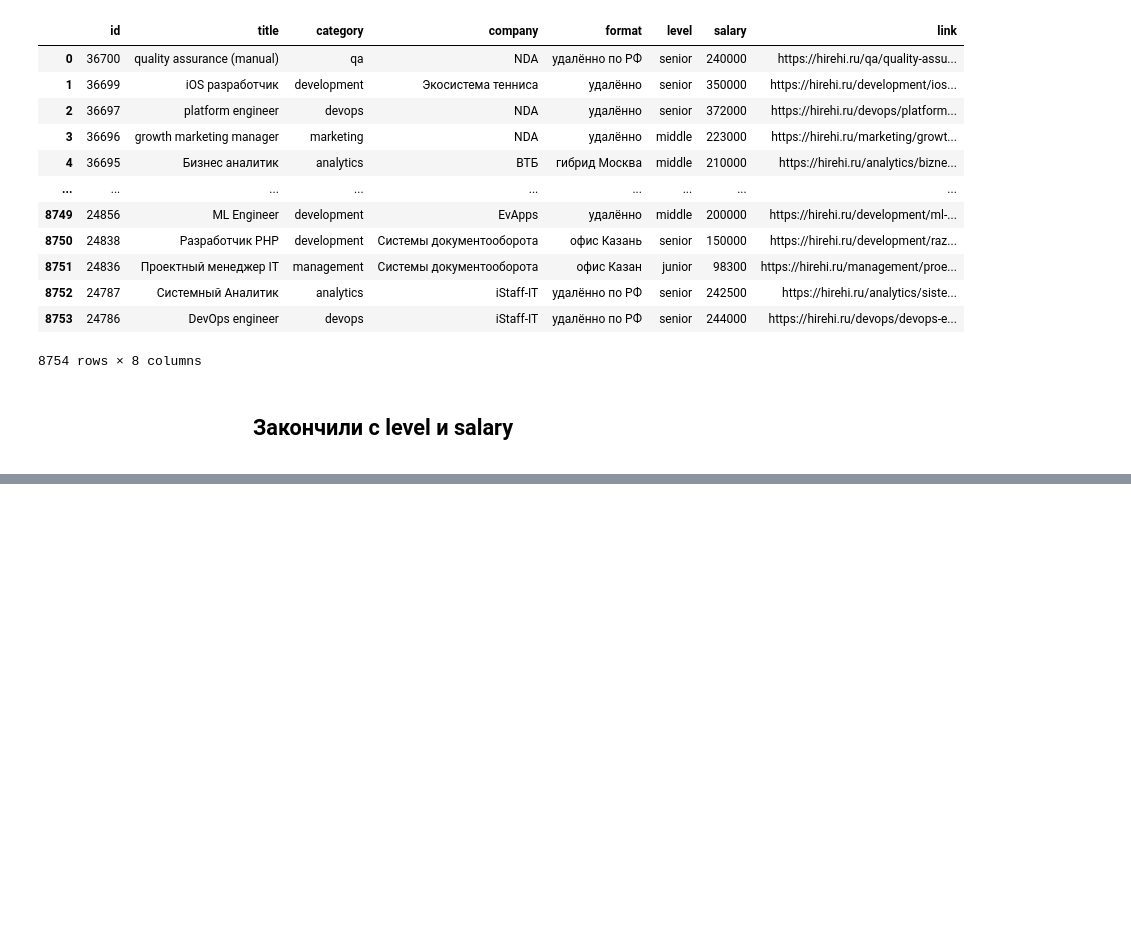
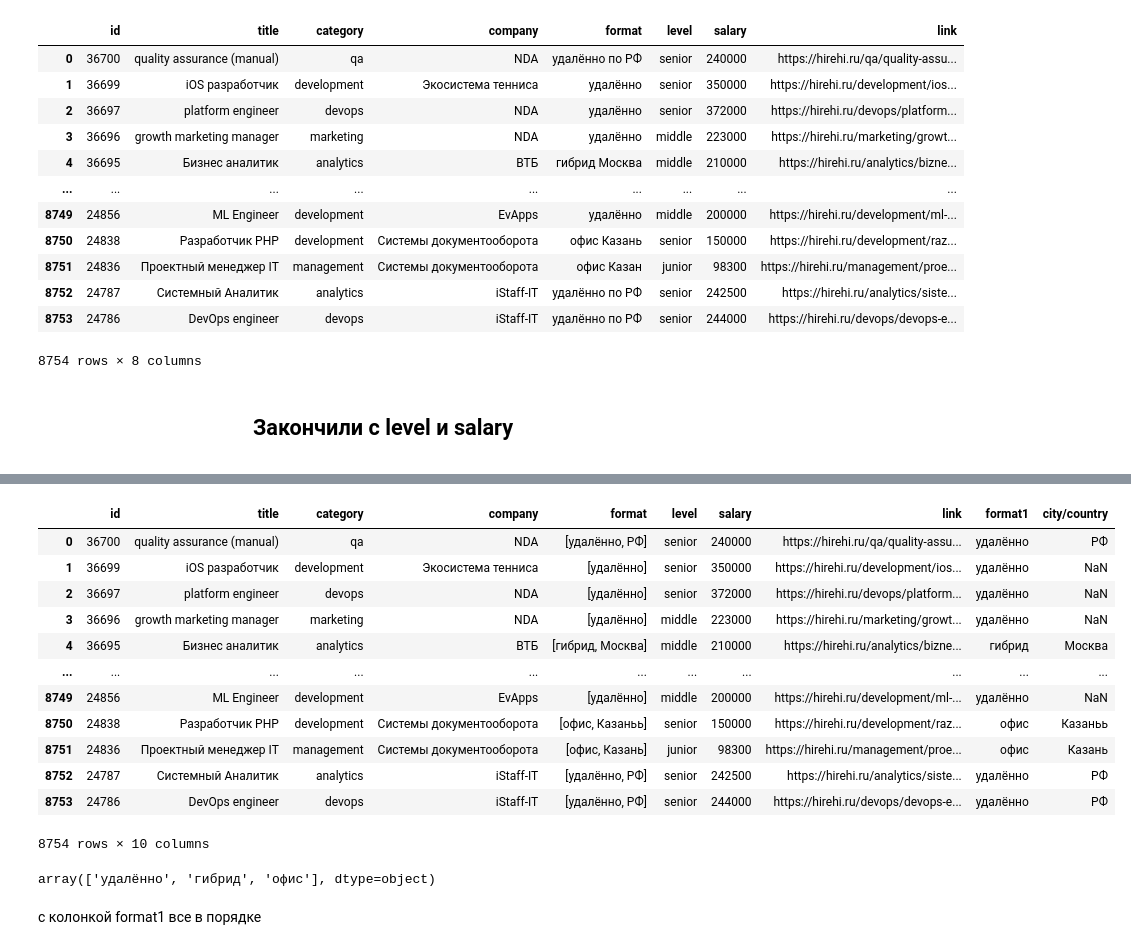
Before and after one commit to kmvitik/smadimo_group_project_2_scraping_api, a Jupyter notebook: analysys.ipynb, the cells around one changed output, grey strips where cells are left out. Saved outputs shown, nothing was run; the diff lists cells and outputs as text; code cells hidden in the pictures; blank space fills up the shorter version.

Commit message:
обработал format

```diff
--- a/analysys.ipynb
+++ b/analysys.ipynb
@@ -416,0 +446,3 @@ df
+# %%
+df["format"] = df["format"].str.replace("удалённо по РФ", "удалённо РФ")
+df["format"] = df["format"].str.replace("Казан", "Казань")
@@ -416,0 +469,3 @@ df
+# %%
+df["format"] = df["format"].str.split()
+df
@@ -416,0 +486,24 @@ df
+# %%
+df["format1"] = df["format"].str[0]
+df["city/country"] = df["format"].str[1]
+df
+# %% [output]
+|  | id | title | category | company | format | level | salary | link | format1 | city/country |
+| 0 | 36700 | quality assurance (manual) | qa | NDA | [удалённо, РФ] | senior | 240000 | https://hirehi.ru/qa/quality-assu... | удалённо | РФ |
+| 1 | 36699 | iOS разработчик | development | Экосистема тенниса | [удалённо] | senior | 350000 | https://hirehi.ru/development/ios... | удалённо | NaN |
+| 2 | 36697 | platform engineer | devops | NDA | [удалённо] | senior | 372000 | https://hirehi.ru/devops/platform... | удалённо | NaN |
+| 3 | 36696 | growth marketing manager | marketing | NDA | [удалённо] | middle | 223000 | https://hirehi.ru/marketing/growt... | удалённо | NaN |
+| 4 | 36695 | Бизнес аналитик | analytics | ВТБ | [гибрид, Москва] | middle | 210000 | https://hirehi.ru/analytics/bizne... | гибрид | Москва |
+| ... | ... | ... | ... | ... | ... | ... | ... | ... | ... | ... |
+| 8749 | 24856 | ML Engineer | development | EvApps | [удалённо] | middle | 200000 | https://hirehi.ru/development/ml-... | удалённо | NaN |
+| 8750 | 24838 | Разработчик PHP | development | Системы документооборота | [офис, Казаньь] | senior | 150000 | https://hirehi.ru/development/raz... | офис | Казаньь |
+| 8751 | 24836 | Проектный менеджер IT | management | Системы документооборота | [офис, Казань] | junior | 98300 | https://hirehi.ru/management/proe... | офис | Казань |
+| 8752 | 24787 | Системный Аналитик | analytics | iStaff-IT | [удалённо, РФ] | senior | 242500 | https://hirehi.ru/analytics/siste... | удалённо | РФ |
+| 8753 | 24786 | DevOps engineer | devops | iStaff-IT | [удалённо, РФ] | senior | 244000 | https://hirehi.ru/devops/devops-e... | удалённо | РФ |
+8754 rows × 10 columns
+# %%
+df["format1"].unique()
+# %% [output]
+array(['удалённо', 'гибрид', 'офис'], dtype=object)
+# %% [markdown]
+с колонкой format1 все в порядке
```
Also changed, not shown: parts of 20 cells of this notebook, 1 other file.
